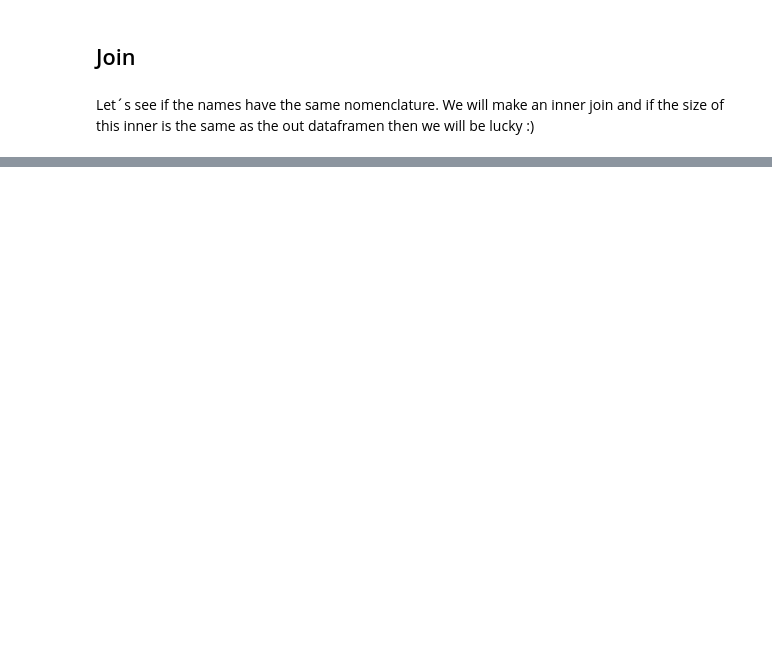
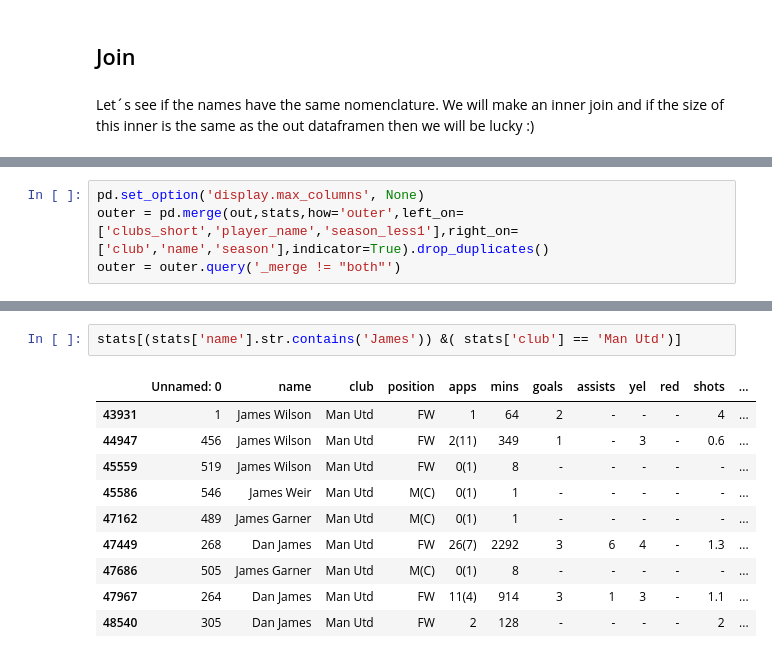
Before and after one commit to javivaleiras/football_churn, a Jupyter notebook: alys/Alys.ipynb, the cells around one changed output, grey strips where cells are left out. Drawn from its saved outputs; the diff is of its cells as text; blank space fills up the shorter version.

```diff
--- a/alys/Alys.ipynb
+++ b/alys/Alys.ipynb
@@ -398,0 +424,4 @@ pd.merge(out,stats,how='inner',left_on=['clubs_short','player_name','season_less
+# %%
+pd.set_option('display.max_columns', None)
+outer = pd.merge(out,stats,how='outer',left_on=['clubs_short','player_name','season_less1'],right_on=['club','name','season'],indicator=True).drop_duplicates()
+outer = outer.query('_merge != "both"')
@@ -398,0 +465,13 @@ pd.merge(out,stats,how='inner',left_on=['clubs_short','player_name','season_less
+# %%
+stats[(stats['name'].str.contains('James')) &( stats['club'] == 'Man Utd')]
+# %% [output]
+|  | Unnamed: 0 | name | club | position | apps | mins | goals | assists | yel | red | shots | ... |
+| 43931 | 1 | James Wilson | Man Utd | FW | 1 | 64 | 2 | - | - | - | 4 | ... |
+| 44947 | 456 | James Wilson | Man Utd | FW | 2(11) | 349 | 1 | - | 3 | - | 0.6 | ... |
+| 45559 | 519 | James Wilson | Man Utd | FW | 0(1) | 8 | - | - | - | - | - | ... |
+| 45586 | 546 | James Weir | Man Utd | M(C) | 0(1) | 1 | - | - | - | - | - | ... |
+| 47162 | 489 | James Garner | Man Utd | M(C) | 0(1) | 1 | - | - | - | - | - | ... |
+| 47449 | 268 | Dan James | Man Utd | FW | 26(7) | 2292 | 3 | 6 | 4 | - | 1.3 | ... |
+| 47686 | 505 | James Garner | Man Utd | M(C) | 0(1) | 8 | - | - | - | - | - | ... |
+| 47967 | 264 | Dan James | Man Utd | FW | 11(4) | 914 | 3 | 1 | 3 | - | 1.1 | ... |
+| 48540 | 305 | Dan James | Man Utd | FW | 2 | 128 | - | - | - | - | 2 | ... |
```
Also changed, not shown: parts of 36 cells of this notebook.
